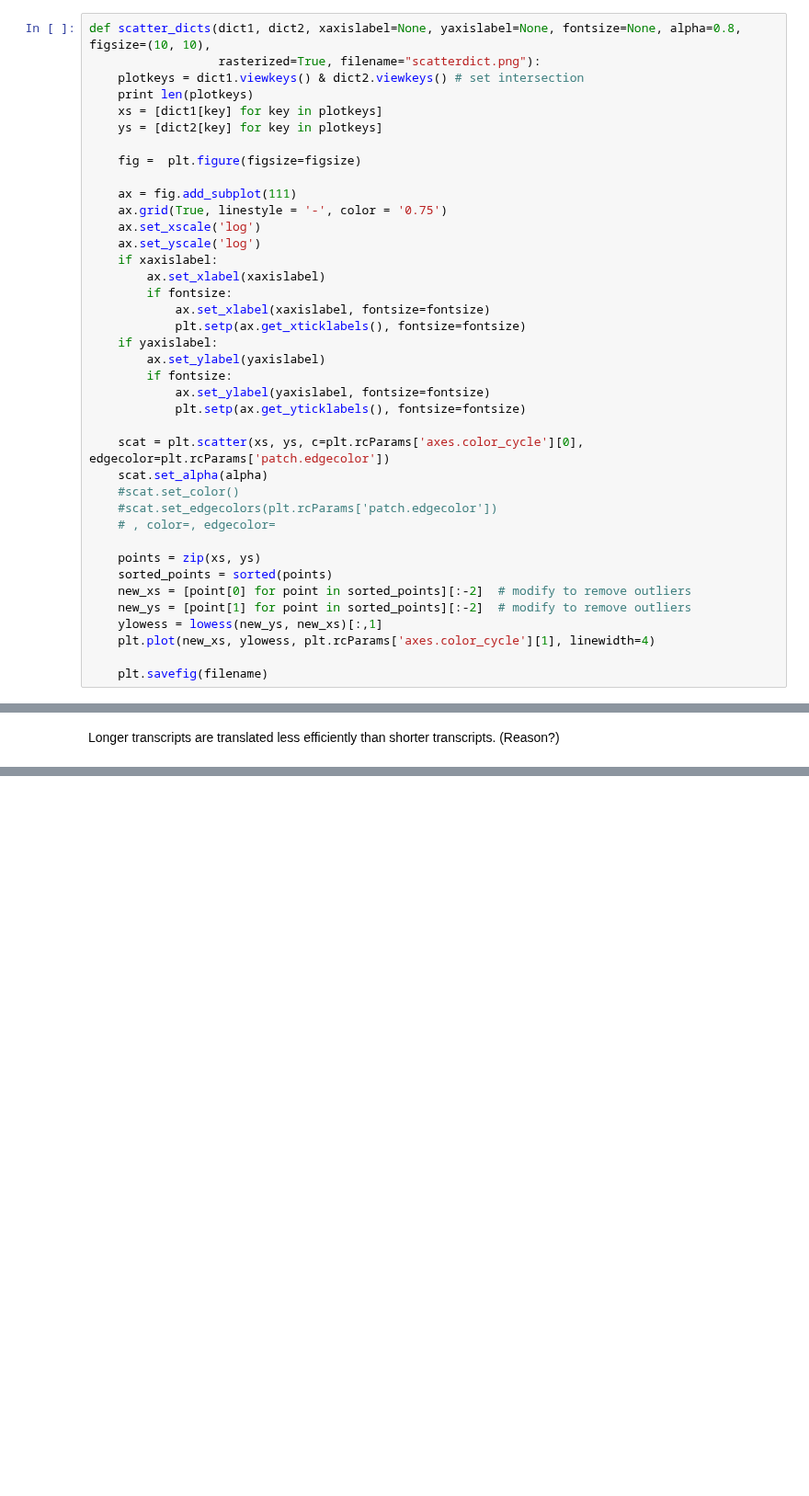
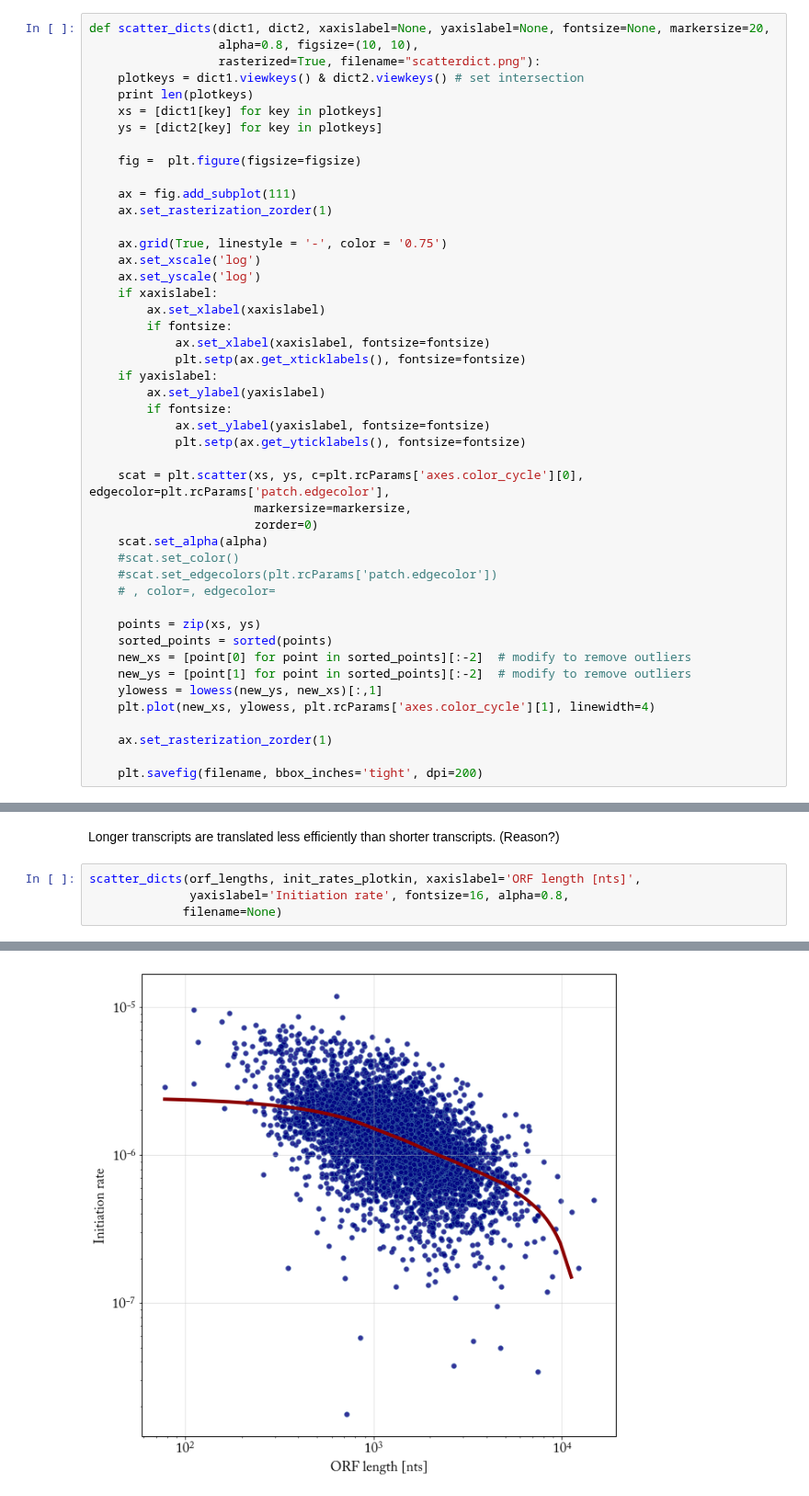
Before and after one commit to gittenberg/TRSL, a Jupyter notebook: workbooks/analyses/03b TRSL_check_observables (rebuilt).ipynb, the cells around one changed output, grey strips where cells are left out. Shown at 92% size. Saved outputs shown, nothing was run; the diff lists cells and outputs as text; blank space fills up the shorter version.

```diff
--- a/workbooks/analyses/03b TRSL_check_observables (rebuilt).ipynb
+++ b/workbooks/analyses/03b TRSL_check_observables (rebuilt).ipynb
@@ -285,7 +290,8 @@ ax.set_xscale('log')
 # %% [output]
 [figure]
 # %%
-def scatter_dicts(dict1, dict2, xaxislabel=None, yaxislabel=None, fontsize=None, alpha=0.8, figsize=(10, 10),
+def scatter_dicts(dict1, dict2, xaxislabel=None, yaxislabel=None, fontsize=None, markersize=20,
+                  alpha=0.8, figsize=(10, 10),
                   rasterized=True, filename="scatterdict.png"):
     plotkeys = dict1.viewkeys() & dict2.viewkeys() # set intersection
     print len(plotkeys)
@@ -295,6 +301,8 @@ def scatter_dicts(dict1, dict2, xaxislabel=None, yaxislabel=None, fontsize=None,
     fig =  plt.figure(figsize=figsize)
 
     ax = fig.add_subplot(111)
+    ax.set_rasterization_zorder(1)
+
     ax.grid(True, linestyle = '-', color = '0.75')
     ax.set_xscale('log')
     ax.set_yscale('log')
@@ -309,7 +317,9 @@ def scatter_dicts(dict1, dict2, xaxislabel=None, yaxislabel=None, fontsize=None,
             ax.set_ylabel(yaxislabel, fontsize=fontsize)
             plt.setp(ax.get_yticklabels(), fontsize=fontsize)
 
-    scat = plt.scatter(xs, ys, c=plt.rcParams['axes.color_cycle'][0], edgecolor=plt.rcParams['patch.edgecolor'])
+    scat = plt.scatter(xs, ys, c=plt.rcParams['axes.color_cycle'][0], edgecolor=plt.rcParams['patch.edgecolor'],
+                       markersize=markersize,
+                       zorder=0)
     scat.set_alpha(alpha)
     #scat.set_color()
     #scat.set_edgecolors(plt.rcParams['patch.edgecolor'])
@@ -322,7 +332,9 @@ def scatter_dicts(dict1, dict2, xaxislabel=None, yaxislabel=None, fontsize=None,
     ylowess = lowess(new_ys, new_xs)[:,1]
     plt.plot(new_xs, ylowess, plt.rcParams['axes.color_cycle'][1], linewidth=4)
 
-    plt.savefig(filename)
+    ax.set_rasterization_zorder(1)
+
+    plt.savefig(filename, bbox_inches='tight', dpi=200)
 # %%
 scatter_dicts(orf_lengths, prot_per_transcript_speeds, xaxislabel='ORF lengths [nts]',
               yaxislabel='Translation efficiency [proteins/transcript/s]', fontsize=16, alpha=0.8,
@@ -333,2 +342,7 @@ scatter_dicts(orf_lengths, prot_per_transcript_speeds, xaxislabel='ORF lengths [
 # %% [markdown]
 Longer transcripts are translated less efficiently than shorter transcripts. (Reason?)
+# %%
+scatter_dicts(orf_lengths, init_rates_plotkin, xaxislabel='ORF length [nts]',
+              yaxislabel='Initiation rate', fontsize=16, alpha=0.8,
+             filename=None)
+# %% [output]
@@ -334,0 +350 @@ Longer transcripts are translated less efficiently than shorter transcripts. (Re
+[figure, added]
```
Also changed, not shown: parts of 6 cells of this notebook.
